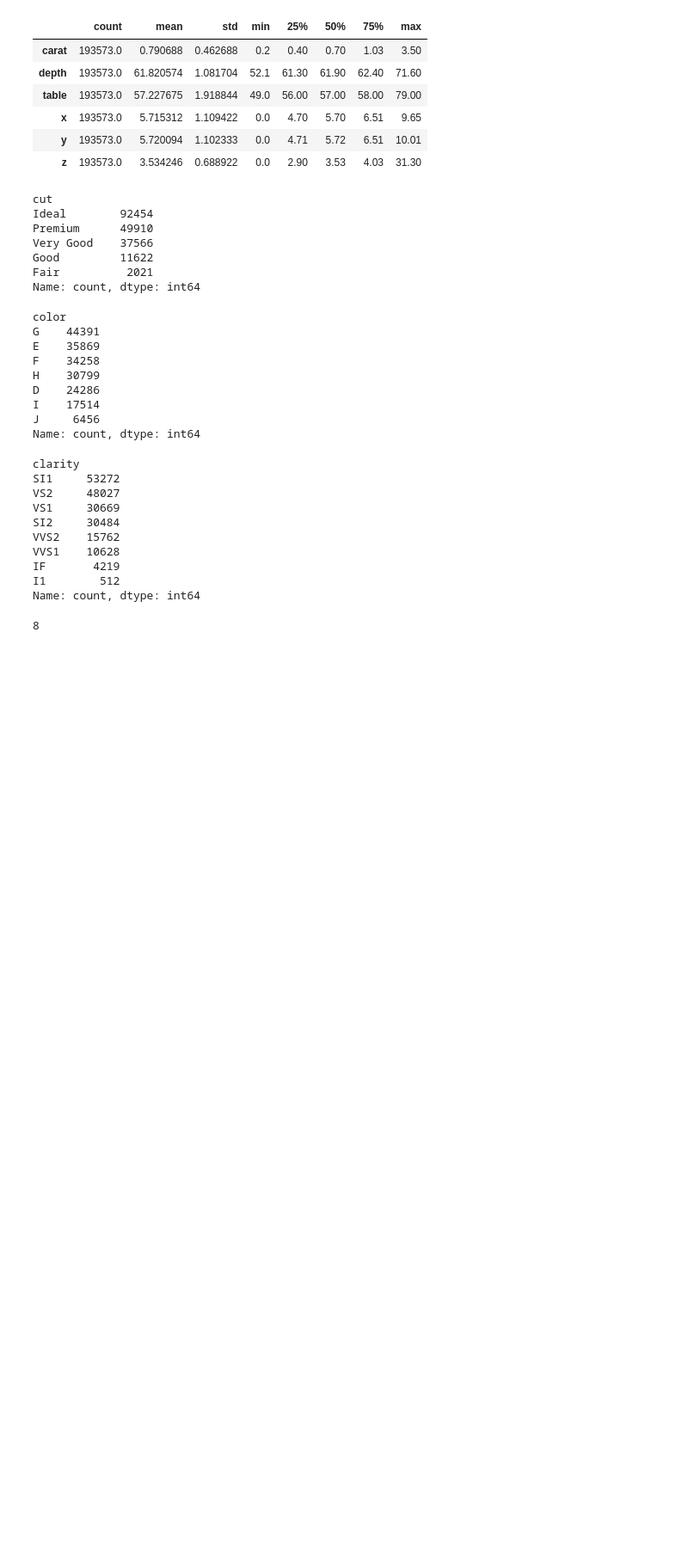
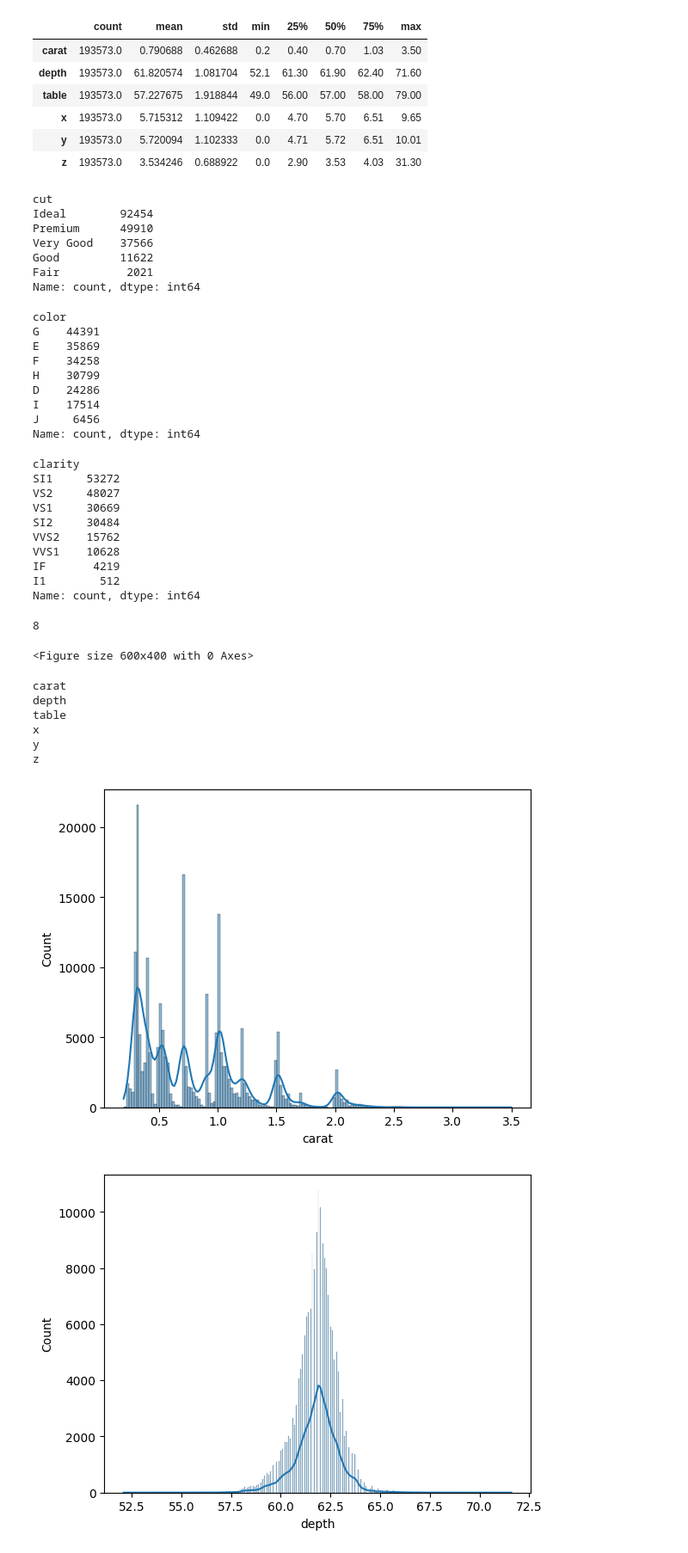
Before and after one commit to satyakommana75/ftest, a Jupyter notebook: notebooks/research.ipynb, the cells around one changed output. Shown: that part at 86% size. Drawn from its saved outputs; the diff is of its cells as text; code cells hidden in the pictures; blank space fills up the shorter version.

```diff
--- a/notebooks/research.ipynb
+++ b/notebooks/research.ipynb
@@ -277,3 +277,27 @@ Name: count, dtype: int64
 3+5
 # %% [output]
 8
+# %%
+import seaborn as sns
+import matplotlib.pyplot as plt
+plt.Figure(figsize=(6,4))
+# %% [output]
+<Figure size 600x400 with 0 Axes>
+# %%
+for col in numerical_columns:
+    print(col)
+# %% [output]
+carat
+depth
+table
+x
+y
+z
+# %%
+for col in numerical_columns:
+    sns.histplot(data=data,x=col,kde=True)
+    print("\n")
+    plt.show()
+# %% [output]
+[figure, added]
+[figure, added]
```
Also changed, not shown: parts of 13 cells of this notebook, 1 other file.
